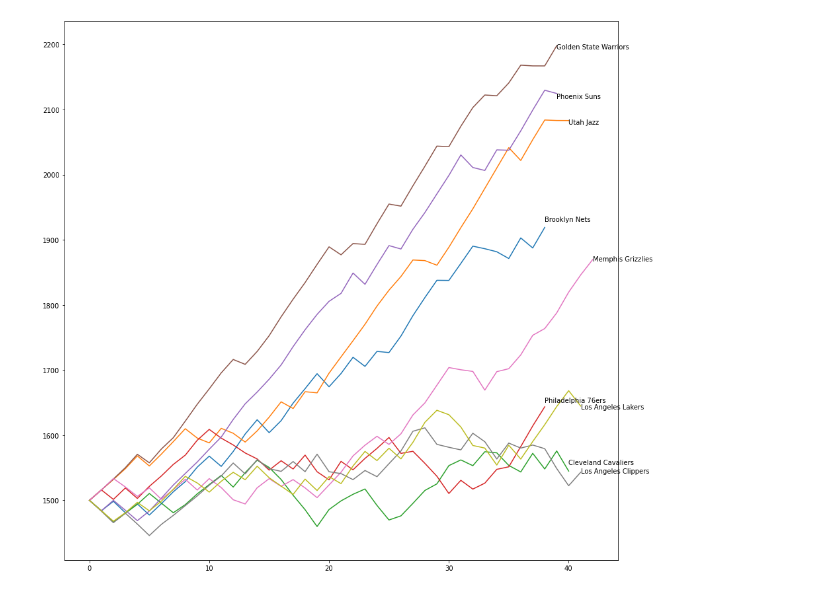
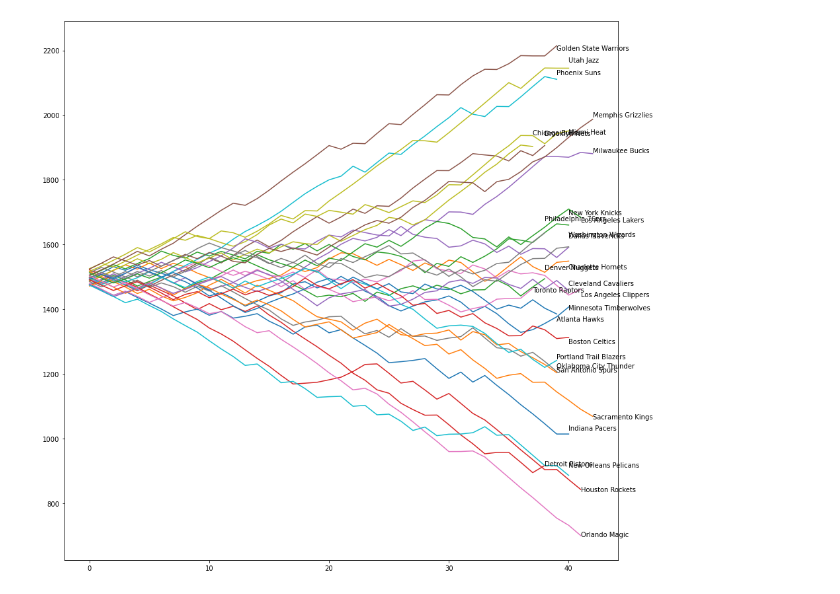
Before and after one commit to longgun/ELO_rating, a Jupyter notebook: elo_graph.ipynb, the cells around one changed output. Saved outputs shown, nothing was run; the diff lists cells and outputs as text; code cells hidden in the pictures.

```diff
--- a/elo_graph.ipynb
+++ b/elo_graph.ipynb
@@ -7,2 +6,2 @@ OBJ = ELOMaker()
 # %%
-df = OBJ.read_nba_data("./nba_schedule_and_results")
+df = nba_elo_parser("./nba_schedule_and_results")
@@ -11,10 +8,10 @@ import pandas as pd
 # %%
 plt.figure(figsize=(15, 15))
-for team, scores in df.teams_elo.items():
+for team, scores in df.items():
     # print(team)
     # print(scores)
     # if team[:2].lower() in ["me", "go", "br", "lo", "ph", "ut", "cl"]:
     plt.plot(scores)
     plt.text(len(scores) - 1, scores[-1] + random.uniform(-1, 1) * 10, team)
 # %% [output]
-[figure, old version]
+[figure, new version]
```
Also changed, not shown: parts of 3 cells of this notebook, 3 other files.
